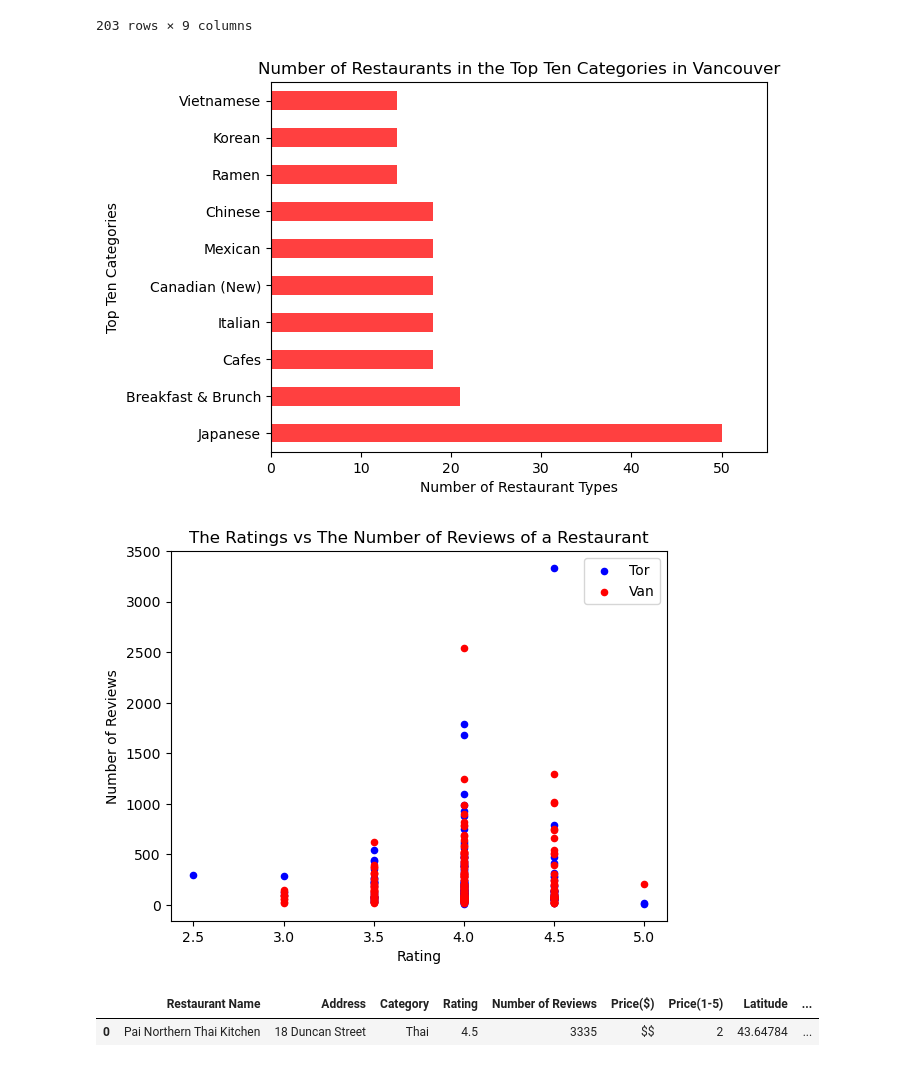
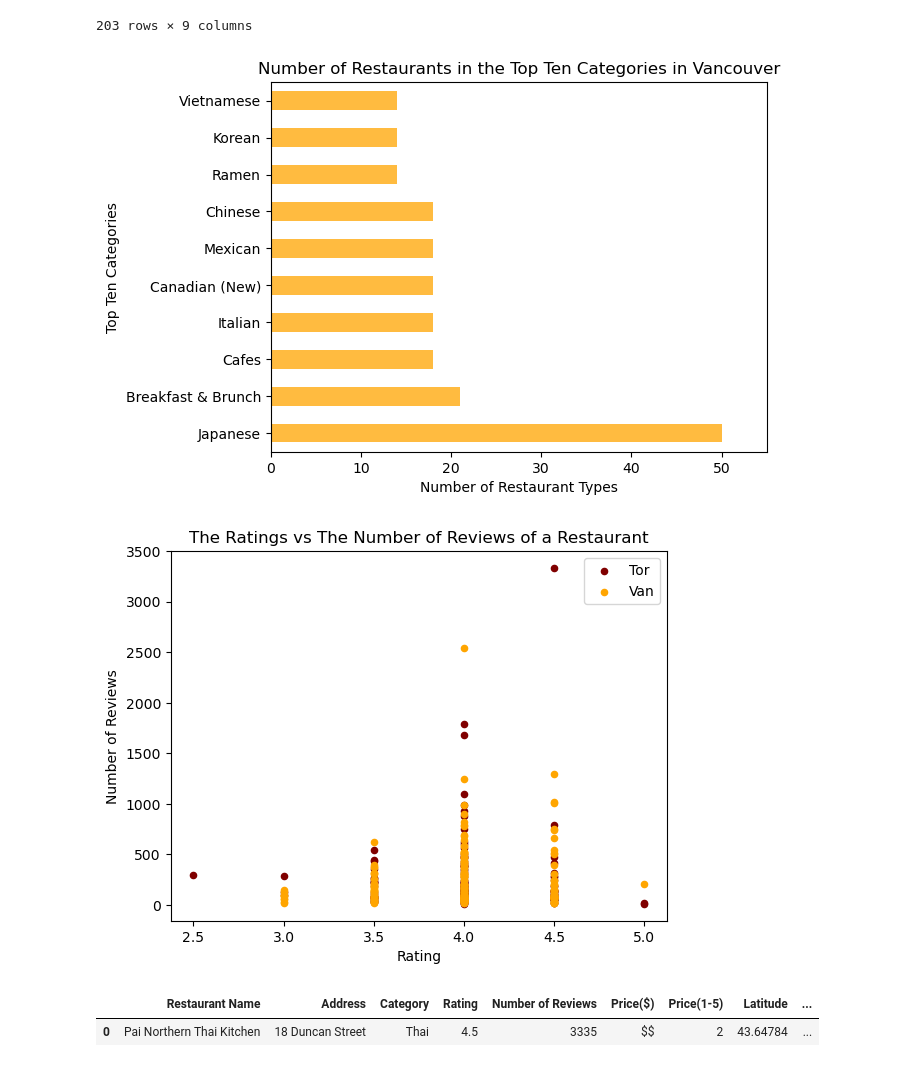
Before and after one commit to AlanDeng7/Module-7-Project1, a Jupyter notebook: Code_Alan/Question2.ipynb, the cells around one changed output. Drawn from its saved outputs; the diff is of its cells as text; code cells hidden in the pictures.

```diff
--- a/Code_Alan/Question2.ipynb
+++ b/Code_Alan/Question2.ipynb
@@ -235,25 +235,25 @@ top_ten_van
 203 rows × 9 columns
 # %%
 #horizontal bar graph for number of restaurants in top ten category in vancouver
-van_categ_image = categ_van[0:10].plot.barh(x="Category", y="Rating",xlim = [0,55],alpha = 0.75,color="red")
+van_categ_image = categ_van[0:10].plot.barh(x="Category", y="Rating",xlim = [0,55],alpha = 0.75,color="orange")
 van_categ_image.set_xlabel("Number of Restaurant Types")
 van_categ_image.set_ylabel("Top Ten Categories")
 van_categ_image.set_title("Number of Restaurants in the Top Ten Categories in Vancouver")
 
 #save image
 plt.savefig("Images/van_categ_image.png",bbox_inches = "tight")
 # %% [output]
-[figure, old version]
+[figure, new version]
 # %%
 #scatter plot for rating vs number of reviews
-tor_scatter= top_ten_tor.plot(kind="scatter", x="Rating",y="Number of Reviews",color = "blue",label ="Tor")
-van_scatter = top_ten_van.plot(kind="scatter", x="Rating",y="Number of Reviews",color = "Red",label ="Van",ax=tor_scatter)
+tor_scatter= top_ten_tor.plot(kind="scatter", x="Rating",y="Number of Reviews",color = "maroon",label ="Tor")
+van_scatter = top_ten_van.plot(kind="scatter", x="Rating",y="Number of Reviews",color = "orange",label ="Van",ax=tor_scatter)
 tor_scatter.set_title("The Ratings vs The Number of Reviews of a Restaurant")
 
 #save image
 plt.savefig("Images/scatterplot_image.png",bbox_inches = "tight")
 # %% [output]
-[figure, old version]
+[figure, new version]
 # %%
 #outlier in toronto top ten
 Best_tor = tor_df[(tor_df["Price(1-5)"]==2) & (tor_df["Rating"]==4.5) & (tor_df["Number of Reviews"]>3000)]
```
Also changed, not shown: parts of 4 cells of this notebook, 6 other files.
